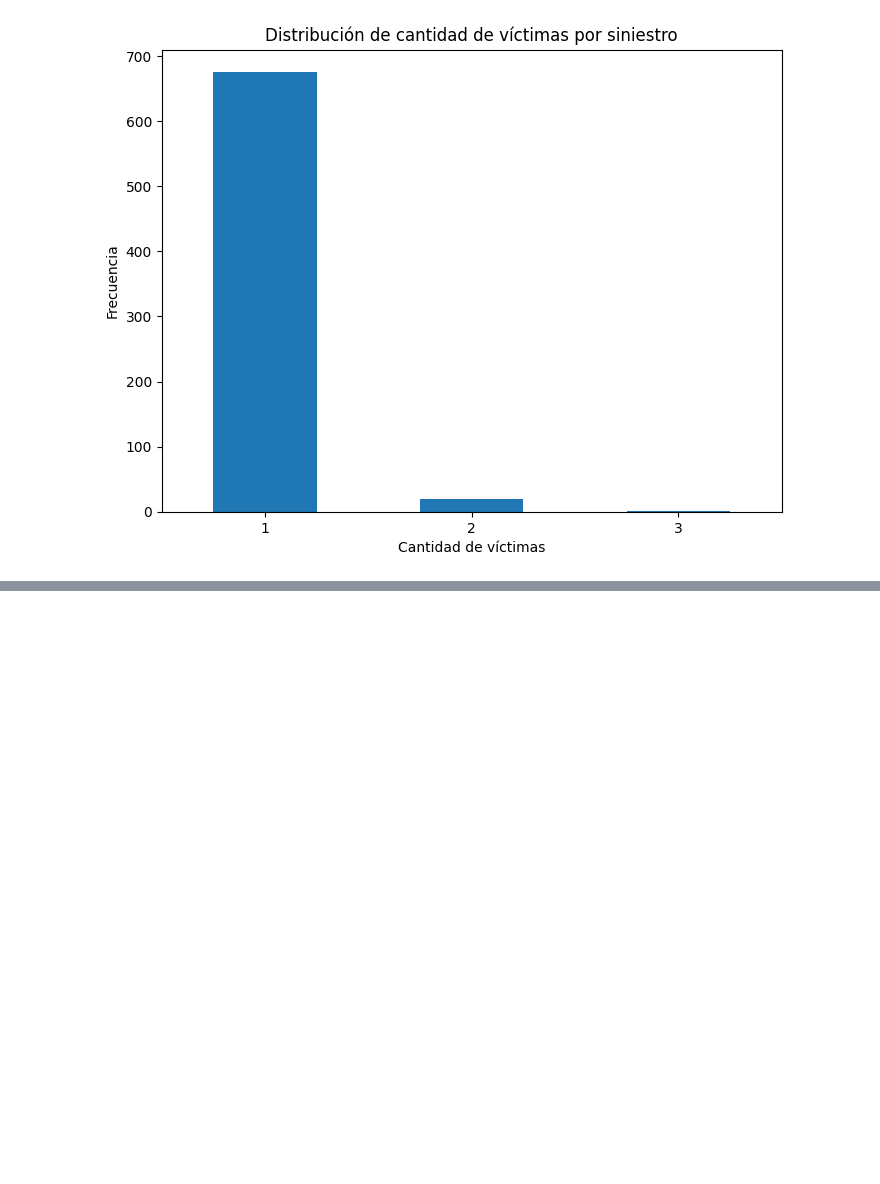
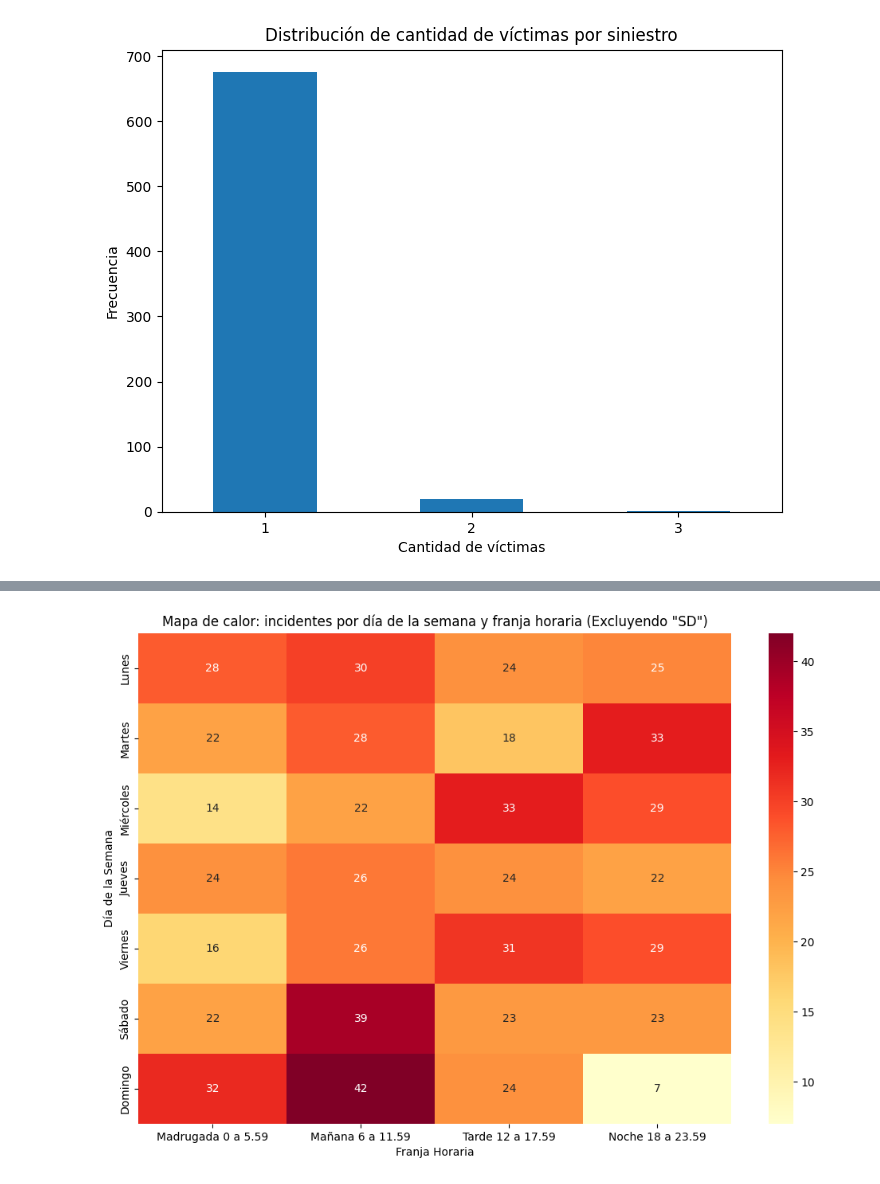
Before and after one commit to Sanosuke298/Siniestros_Viales_Data_Analytics, a Jupyter notebook: EDA.ipynb, the cells around one changed output, grey strips where cells are left out. Drawn from its saved outputs; the diff is of its cells as text; code cells hidden in the pictures; blank space fills up the shorter version.

```diff
--- a/EDA.ipynb
+++ b/EDA.ipynb
@@ -121,0 +205,45 @@ plt.show()
+# %%
+import pandas as pd
+import seaborn as sns
+import matplotlib.pyplot as plt
+
+# Convertir la columna 'FECHA' a tipo de dato datetime
+df['FECHA'] = pd.to_datetime(df['FECHA'])
+
+# Filtrar el DataFrame para excluir filas donde 'HH' es igual a 'SD'
+df = df[df['HH'] != 'SD']
+
+# Crear una nueva columna 'DIA_SEMANA' que contenga el nombre del día de la semana
+dias_semana = ['Lunes', 'Martes', 'Miércoles', 'Jueves', 'Viernes', 'Sábado', 'Domingo']
+df['DIA_SEMANA'] = df['FECHA'].dt.dayofweek.map(lambda x: dias_semana[x])
+
+# Crear una nueva columna 'FRANJA_HORARIA' en función de la hora
+def asignar_franja_horaria(hora):
+    hora = int(hora)  # Convertir la hora a un valor numérico (int)
+    if 0 <= hora < 6:
+        return 'Madrugada'
+    elif 6 <= hora < 12:
+        return 'Mañana'
+    elif 12 <= hora < 18:
+        return 'Tarde'
+    else:
+        return 'Noche'
+
+df['FRANJA_HORARIA'] = df['HH'].apply(asignar_franja_horaria)
+
+# Crear una tabla pivot para contar los incidentes por día de la semana y franja horaria
+pivot_table = df.pivot_table(index='DIA_SEMANA', columns='FRANJA_HORARIA', aggfunc='size', fill_value=0)
+
+# Ordenar los días de la semana de lunes a domingo
+pivot_table = pivot_table.reindex(dias_semana)
+
+# Crear el gráfico de heatmap
+plt.figure(figsize=(12, 8))
+sns.heatmap(pivot_table, cmap='YlOrRd', annot=True, fmt='d', cbar=True)
+plt.xlabel('Franja Horaria')
+plt.ylabel('Día de la Semana')
+plt.title('Mapa de calor: incidentes por día de la semana y franja horaria (Excluyendo "SD")')
+plt.xticks(ticks=[0.5, 1.5, 2.5, 3.5], labels=['Madrugada 0 a 5.59', 'Mañana 6 a 11.59', 'Tarde 12 a 17.59', 'Noche 18 a 23.59'])
+plt.show()
+# %% [output]
+[figure, added]
```
Also changed, not shown: parts of 26 cells of this notebook, 5 other files.
